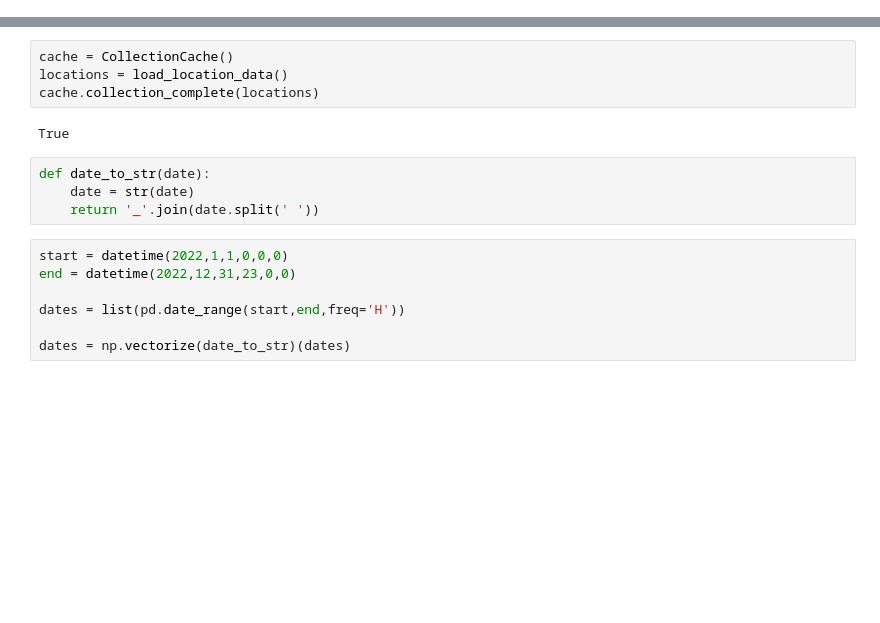
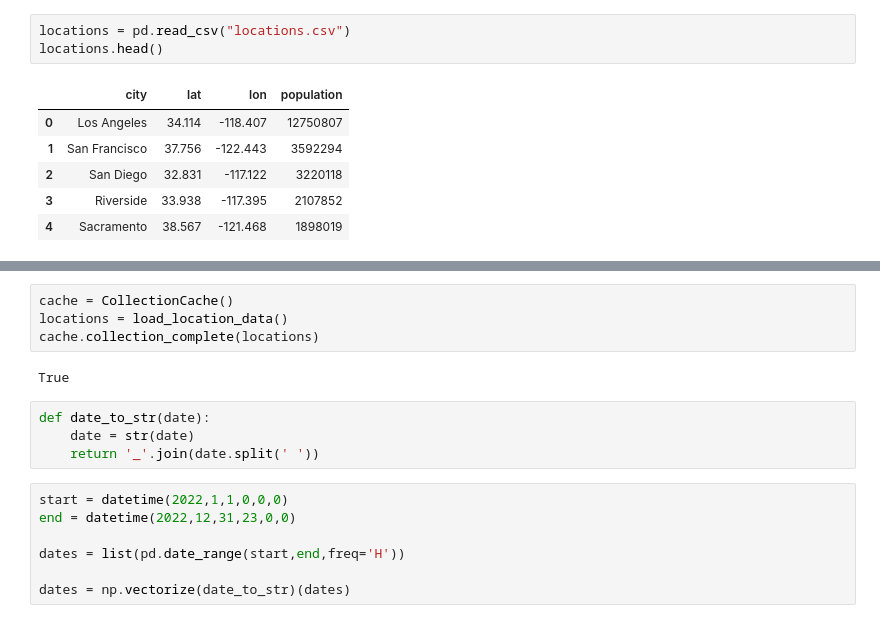
Before and after one commit to mattwheeler092/solar-power-output-prediction, a Jupyter notebook: etl_pipeline/dev.ipynb, the cells around one changed output, grey strips where cells are left out. Drawn from its saved outputs; the diff is of its cells as text; blank space fills up the shorter version.

```diff
--- a/etl_pipeline/dev.ipynb
+++ b/etl_pipeline/dev.ipynb
@@ -18,0 +52,10 @@ from utils import load_location_data
+# %%
+locations = pd.read_csv("locations.csv")
+locations.head()
+# %% [output]
+|  | city | lat | lon | population |
+| 0 | Los Angeles | 34.114 | -118.407 | 12750807 |
+| 1 | San Francisco | 37.756 | -122.443 | 3592294 |
+| 2 | San Diego | 32.831 | -117.122 | 3220118 |
+| 3 | Riverside | 33.938 | -117.395 | 2107852 |
+| 4 | Sacramento | 38.567 | -121.468 | 1898019 |
```
Also changed, not shown: parts of 14 cells of this notebook, 1 other file.
